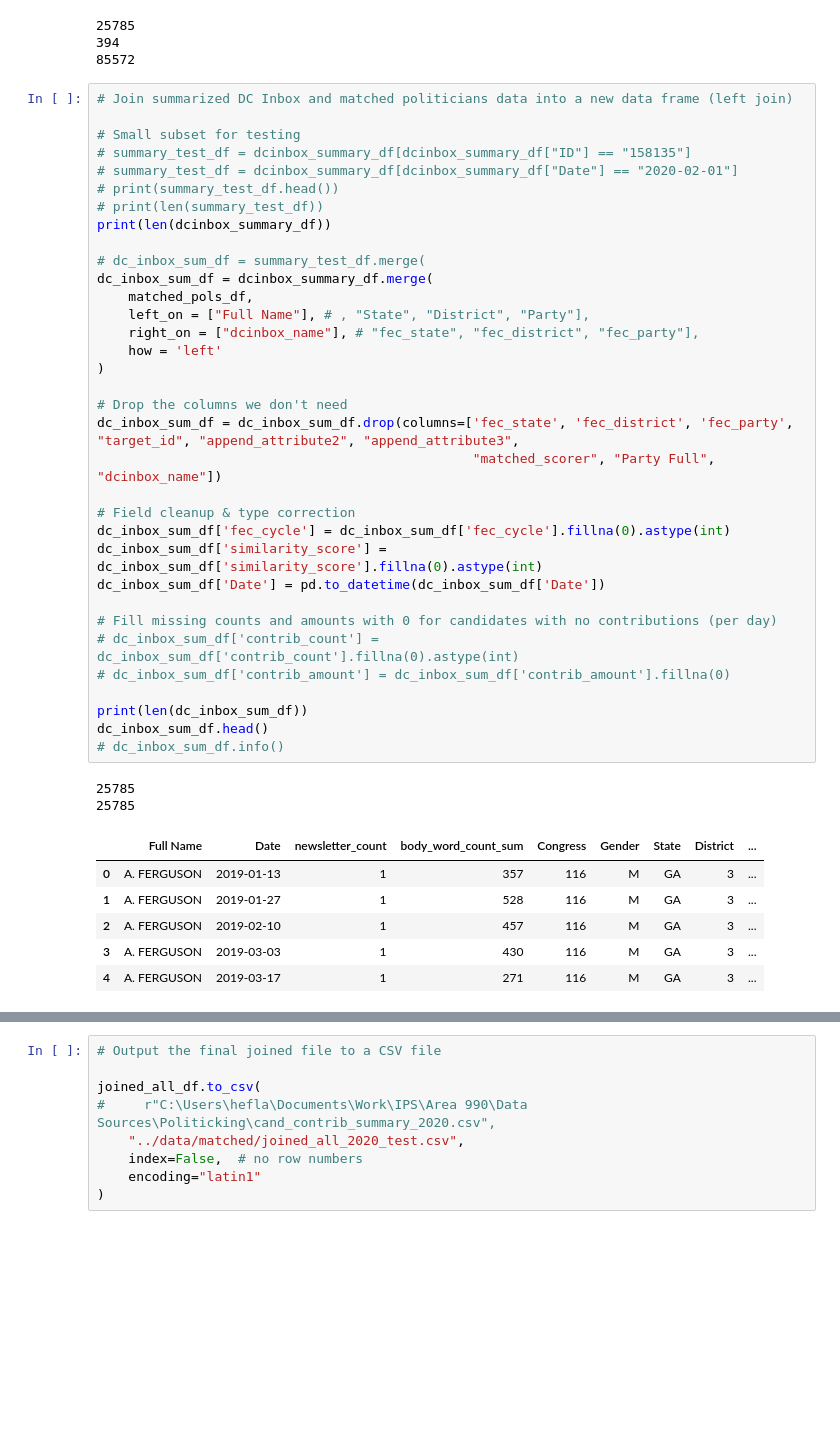
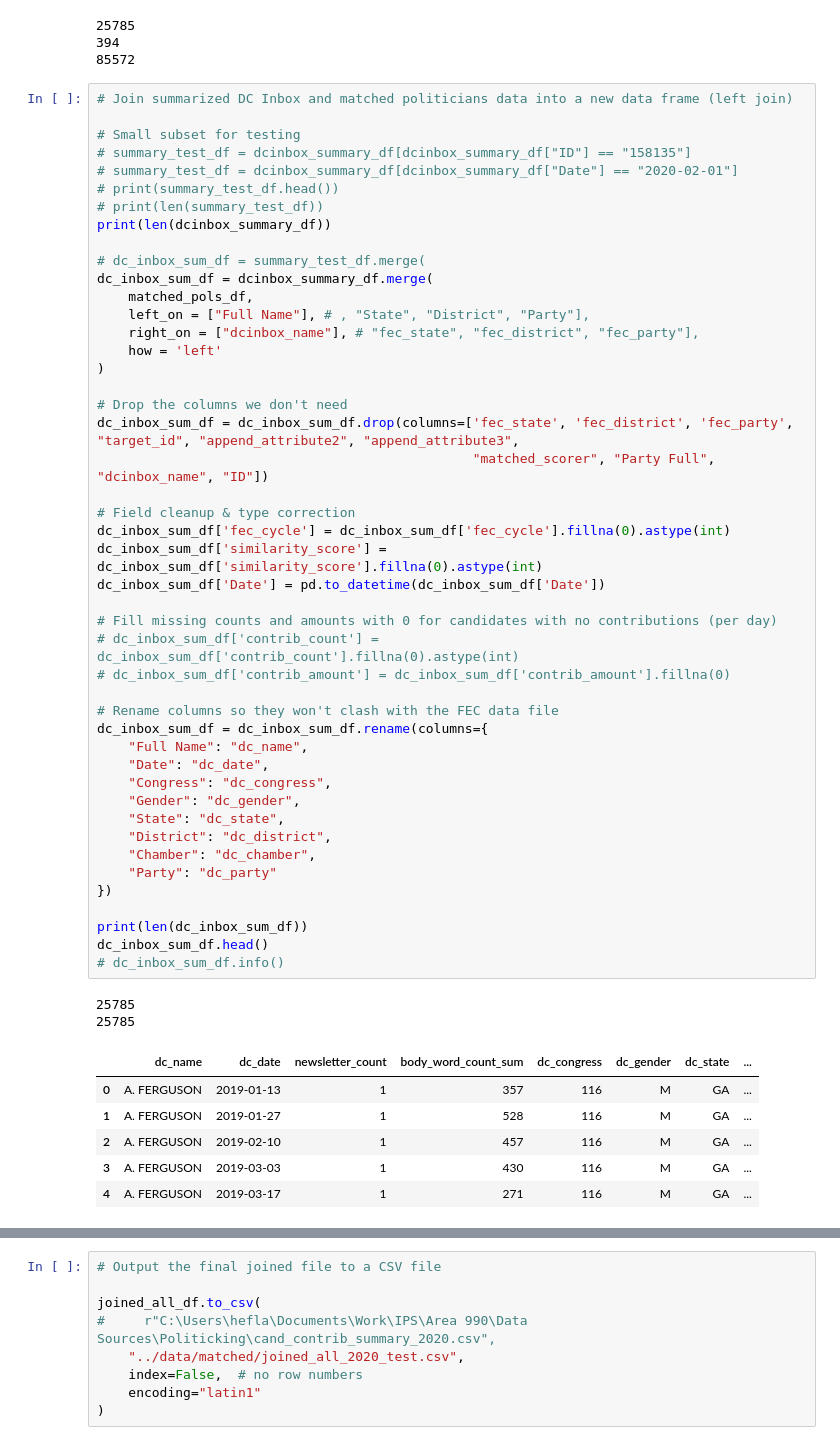
Before and after one commit to marobinette/cfd-project-ds1, a Jupyter notebook: notebooks/Matched_Politicians_EDA.ipynb, the cells around one changed output, grey strips where cells are left out. Saved outputs shown, nothing was run; the diff lists cells and outputs as text; blank space fills up the shorter version.

Commit message:
Cleaned up redundant columns from finalized dataframe & CSV

```diff
--- a/notebooks/Matched_Politicians_EDA.ipynb
+++ b/notebooks/Matched_Politicians_EDA.ipynb
@@ -235,40 +259,52 @@ print(len(cand_contribs_df))
 # print(summary_test_df.head())
 # print(len(summary_test_df))
 print(len(dcinbox_summary_df))
 
 # dc_inbox_sum_df = summary_test_df.merge(
 dc_inbox_sum_df = dcinbox_summary_df.merge(
     matched_pols_df,
     left_on = ["Full Name"], # , "State", "District", "Party"],
     right_on = ["dcinbox_name"], # "fec_state", "fec_district", "fec_party"],
     how = 'left'
 )
 
 # Drop the columns we don't need
 dc_inbox_sum_df = dc_inbox_sum_df.drop(columns=['fec_state', 'fec_district', 'fec_party', "target_id", "append_attribute2", "append_attribute3",
-                                                "matched_scorer", "Party Full", "dcinbox_name"])
+                                                "matched_scorer", "Party Full", "dcinbox_name", "ID"])
 
 # Field cleanup & type correction
 dc_inbox_sum_df['fec_cycle'] = dc_inbox_sum_df['fec_cycle'].fillna(0).astype(int)
 dc_inbox_sum_df['similarity_score'] = dc_inbox_sum_df['similarity_score'].fillna(0).astype(int)
 dc_inbox_sum_df['Date'] = pd.to_datetime(dc_inbox_sum_df['Date'])
 
 # Fill missing counts and amounts with 0 for candidates with no contributions (per day)
 # dc_inbox_sum_df['contrib_count'] = dc_inbox_sum_df['contrib_count'].fillna(0).astype(int)
 # dc_inbox_sum_df['contrib_amount'] = dc_inbox_sum_df['contrib_amount'].fillna(0)
 
+# Rename columns so they won't clash with the FEC data file
+dc_inbox_sum_df = dc_inbox_sum_df.rename(columns={
+    "Full Name": "dc_name",
+    "Date": "dc_date",
+    "Congress": "dc_congress",
+    "Gender": "dc_gender",
+    "State": "dc_state",
+    "District": "dc_district",
+    "Chamber": "dc_chamber",
+    "Party": "dc_party"
+})
+
 print(len(dc_inbox_sum_df))
 dc_inbox_sum_df.head()
 # dc_inbox_sum_df.info()
 # %% [output]
 25785
 25785
-|  | Full Name | Date | newsletter_count | body_word_count_sum | Congress | Gender | State | District | ... |
-| 0 | A. FERGUSON | 2019-01-13 | 1 | 357 | 116 | M | GA | 3 | ... |
-| 1 | A. FERGUSON | 2019-01-27 | 1 | 528 | 116 | M | GA | 3 | ... |
-| 2 | A. FERGUSON | 2019-02-10 | 1 | 457 | 116 | M | GA | 3 | ... |
-| 3 | A. FERGUSON | 2019-03-03 | 1 | 430 | 116 | M | GA | 3 | ... |
-| 4 | A. FERGUSON | 2019-03-17 | 1 | 271 | 116 | M | GA | 3 | ... |
+|  | dc_name | dc_date | newsletter_count | body_word_count_sum | dc_congress | dc_gender | dc_state | ... |
+| 0 | A. FERGUSON | 2019-01-13 | 1 | 357 | 116 | M | GA | ... |
+| 1 | A. FERGUSON | 2019-01-27 | 1 | 528 | 116 | M | GA | ... |
+| 2 | A. FERGUSON | 2019-02-10 | 1 | 457 | 116 | M | GA | ... |
+| 3 | A. FERGUSON | 2019-03-03 | 1 | 430 | 116 | M | GA | ... |
+| 4 | A. FERGUSON | 2019-03-17 | 1 | 271 | 116 | M | GA | ... |
 # %%
 # QC for joining
 
```
Also changed, not shown: parts of 5 cells of this notebook, 1 other file.
